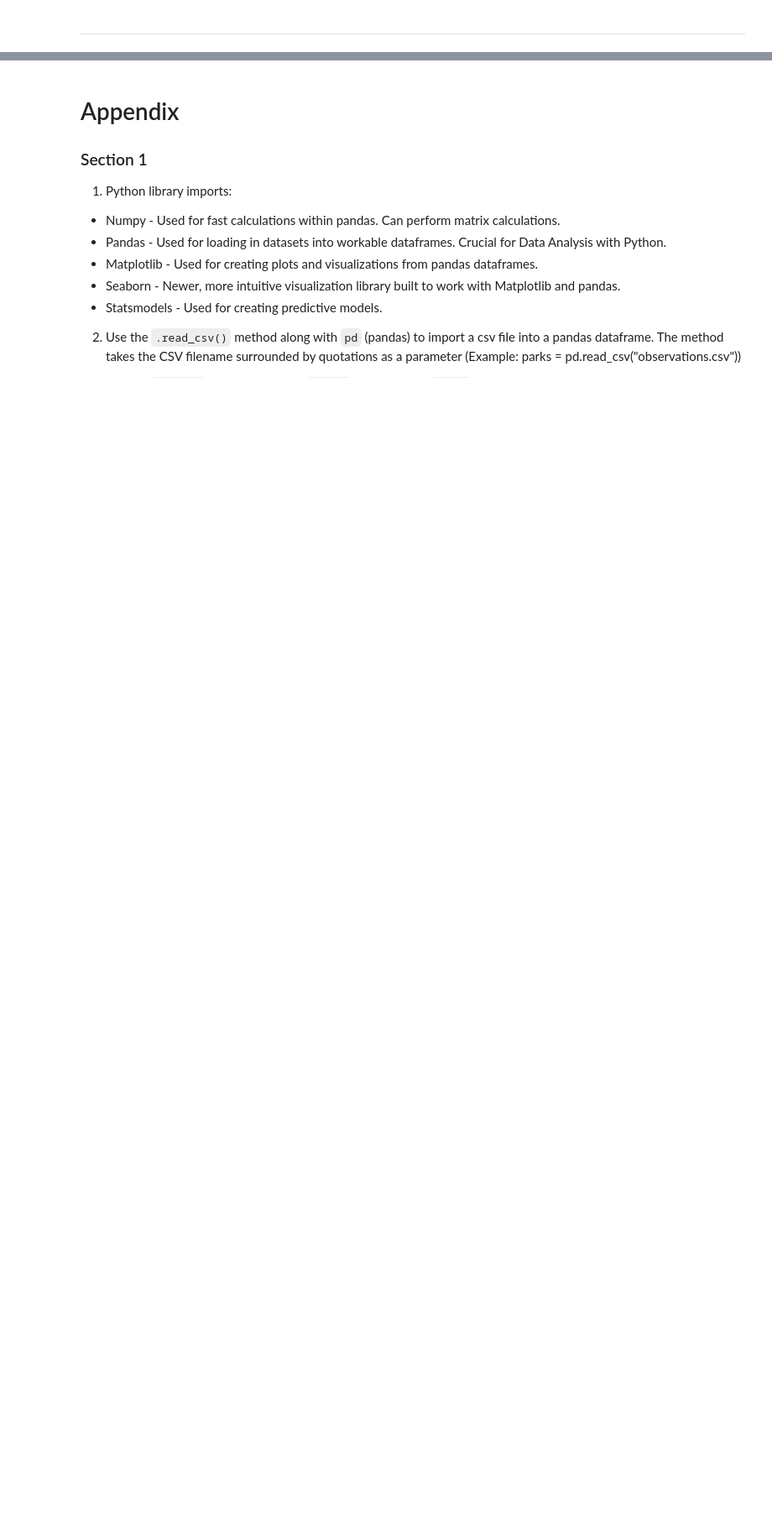
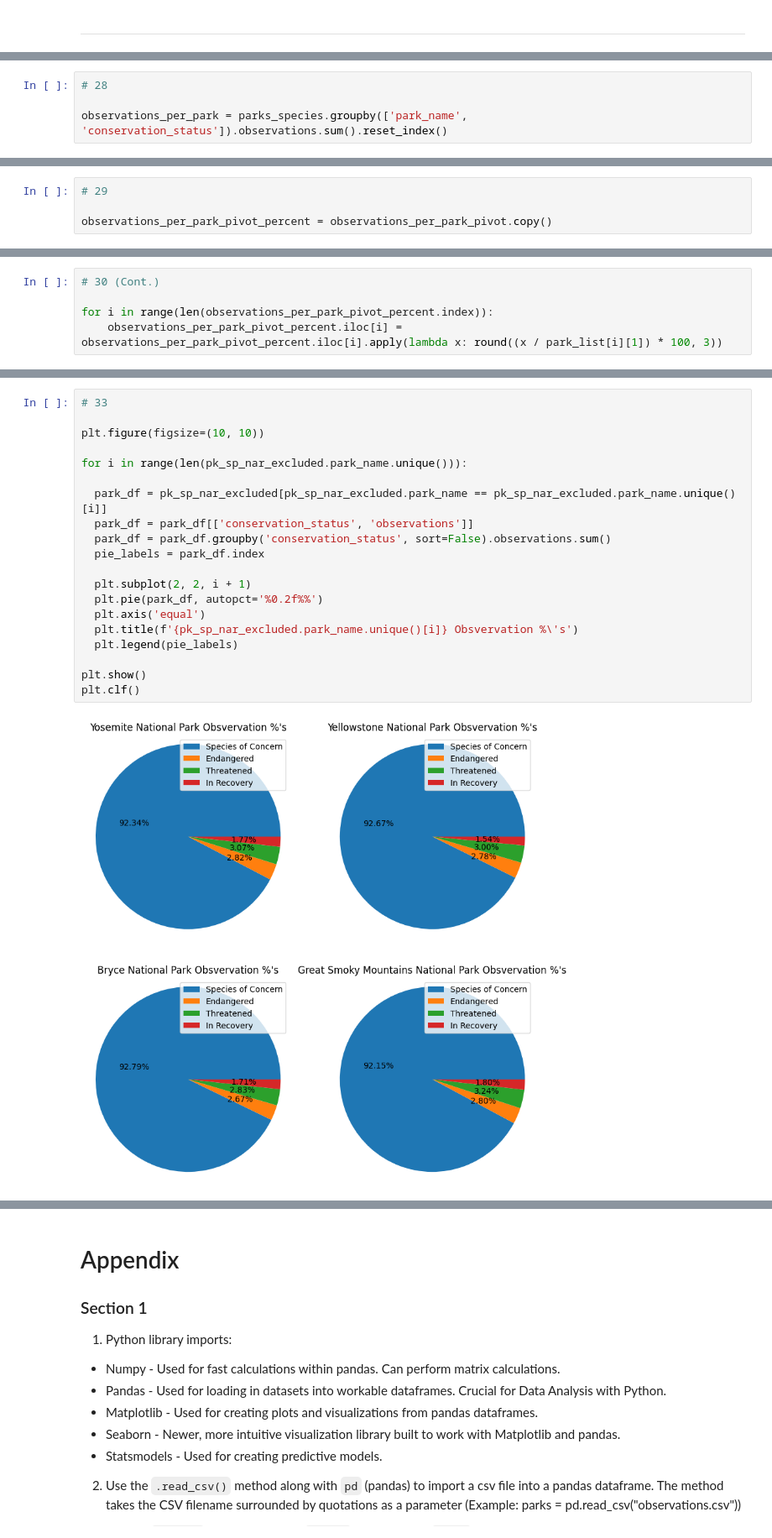
Before and after one commit to bsandma1/Biodiversity_Analysis, a Jupyter notebook: Biodiversity_Analysis.ipynb, the cells around one changed output, grey strips where cells are left out. Shown: that part at 84% size. Saved outputs shown, nothing was run; the diff lists cells and outputs as text; blank space fills up the shorter version.

```diff
--- a/Biodiversity_Analysis.ipynb
+++ b/Biodiversity_Analysis.ipynb
@@ -546,0 +589,4 @@ not_at_risk = species[species.conservation_status == 'Not at Risk']
+# %%
+# 28
+
+observations_per_park = parks_species.groupby(['park_name', 'conservation_status']).observations.sum().reset_index()
@@ -546,0 +632,4 @@ not_at_risk = species[species.conservation_status == 'Not at Risk']
+# %%
+# 29
+
+observations_per_park_pivot_percent = observations_per_park_pivot.copy()
@@ -546,0 +655,5 @@ not_at_risk = species[species.conservation_status == 'Not at Risk']
+# %%
+# 30 (Cont.)
+
+for i in range(len(observations_per_park_pivot_percent.index)):
+    observations_per_park_pivot_percent.iloc[i] = observations_per_park_pivot_percent.iloc[i].apply(lambda x: round((x / park_list[i][1]) * 100, 3))
@@ -562,0 +755,22 @@
+# %%
+# 33
+
+plt.figure(figsize=(10, 10))
+
+for i in range(len(pk_sp_nar_excluded.park_name.unique())):
+
+  park_df = pk_sp_nar_excluded[pk_sp_nar_excluded.park_name == pk_sp_nar_excluded.park_name.unique()[i]]
+  park_df = park_df[['conservation_status', 'observations']]
+  park_df = park_df.groupby('conservation_status', sort=False).observations.sum()
+  pie_labels = park_df.index
+
+  plt.subplot(2, 2, i + 1)
+  plt.pie(park_df, autopct='%0.2f%%')
+  plt.axis('equal')
+  plt.title(f'{pk_sp_nar_excluded.park_name.unique()[i]} Obsvervation %\'s')
+  plt.legend(pie_labels)
+
+plt.show()
+plt.clf()
+# %% [output]
+[figure, added]
```
Also changed, not shown: parts of 36 cells of this notebook.
